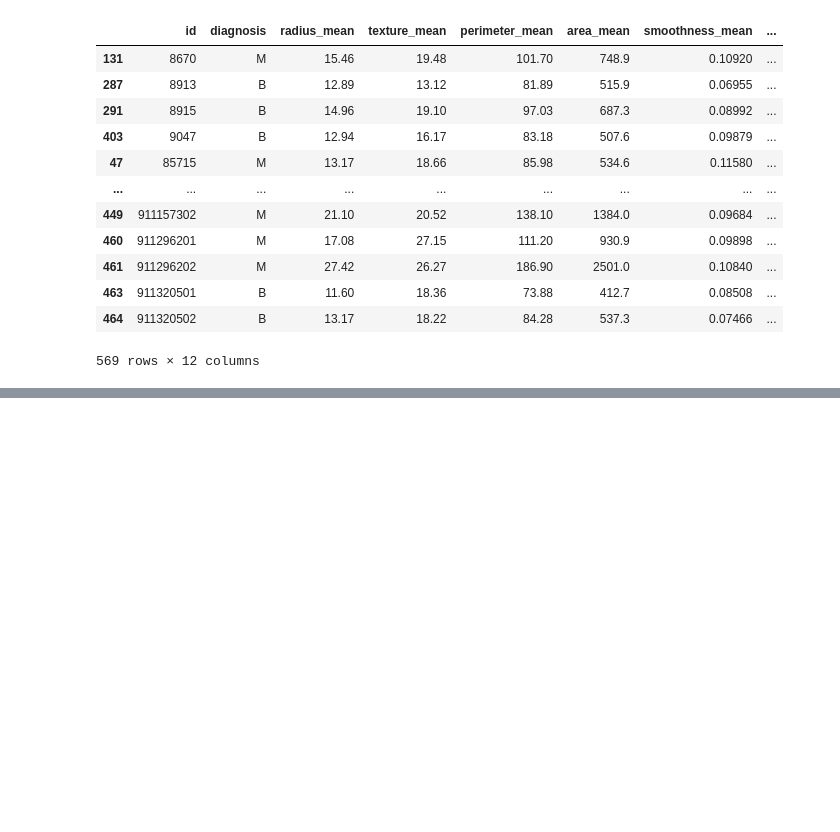
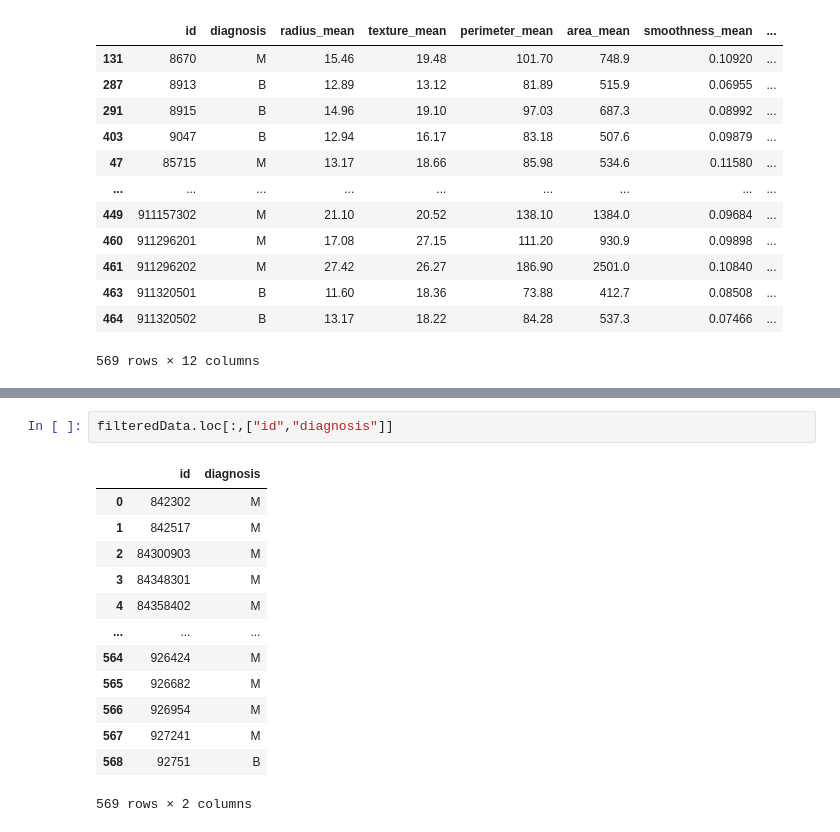
Before and after one commit to DeepanshuPasrija/Python02082021, a Jupyter notebook: pandas.ipynb, the cells around one changed output, grey strips where cells are left out. Cells and saved outputs as stored; diff of their text form; blank space fills up the shorter version.

```diff
--- a/pandas.ipynb
+++ b/pandas.ipynb
@@ -165,0 +186,16 @@ filteredData.sort_values(by="",ascending=True)
+# %%
+filteredData.loc[:,["id","diagnosis"]]
+# %% [output]
+|  | id | diagnosis |
+| 0 | 842302 | M |
+| 1 | 842517 | M |
+| 2 | 84300903 | M |
+| 3 | 84348301 | M |
+| 4 | 84358402 | M |
+| ... | ... | ... |
+| 564 | 926424 | M |
+| 565 | 926682 | M |
+| 566 | 926954 | M |
+| 567 | 927241 | M |
+| 568 | 92751 | B |
+569 rows × 2 columns
```
Also changed, not shown: parts of 5 cells of this notebook.
